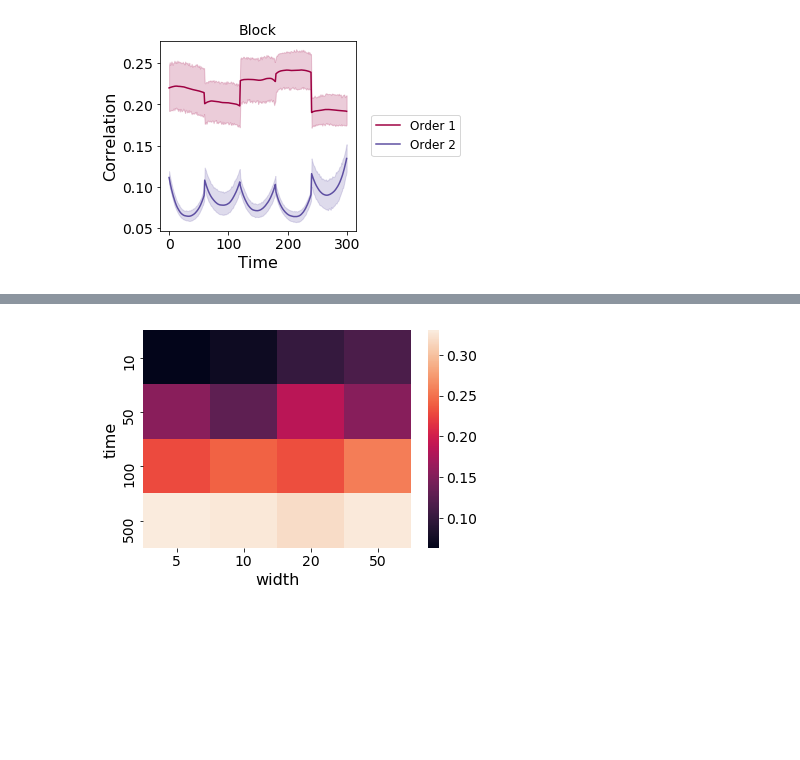
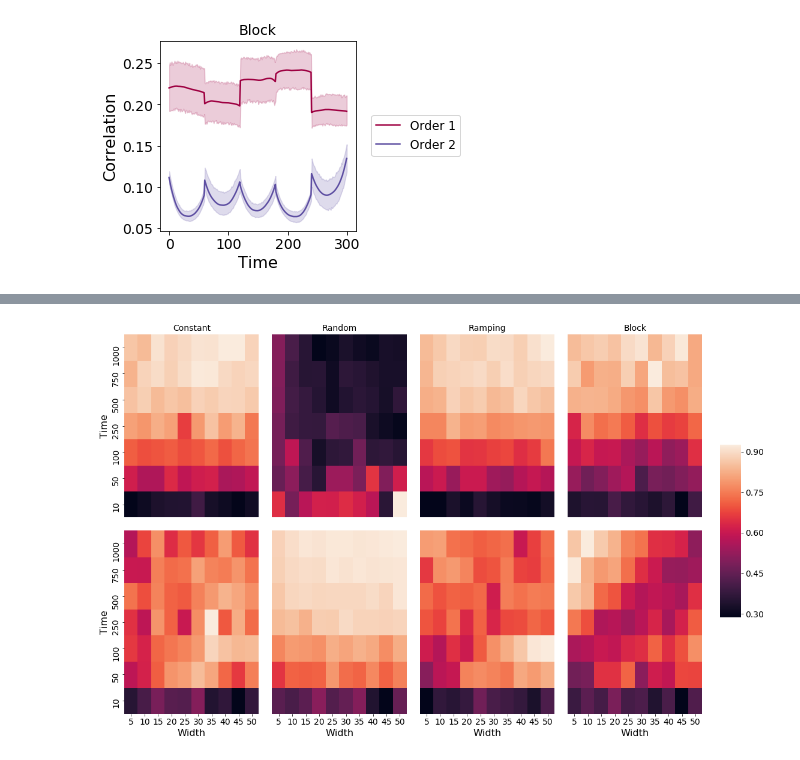
Before and after one commit to ContextLab/timecorr-paper, a Jupyter notebook: code/notebooks/timecorr_higher_order_search.ipynb, the cells around one changed output, grey strips where cells are left out. Saved outputs shown, nothing was run; the diff lists cells and outputs as text; code cells hidden in the pictures; blank space fills up the shorter version.

```diff
--- a/code/notebooks/timecorr_higher_order_search.ipynb
+++ b/code/notebooks/timecorr_higher_order_search.ipynb
@@ -67,7 +67,5 @@ To retain the current behavior and silence the warning, pass 'sort=True'.
 [figure]
 # %%
 results_dir = os.path.join('../../data/', 'results', 'higher_order_sims_search')
-# %%
-cond = 'block'
 # %%
 result_cond = os.path.join(results_dir, cond + '_*')
@@ -78,2 +71,0 @@ r.split('/')[-1].split('.')[0]
-# %%
-split_string = r.split('/')[-2].split('_')
@@ -84,27 +72,62 @@ split_string
 # %%
+fig, axn = plt.subplots(2, 4, sharex=True, sharey=True, figsize=(16,10))
 
-result_cond = os.path.join(results_dir, cond + '_*')
+cbar_ax = fig.add_axes([.91, .3, .03, .4])
 
-recovery_performance_all = pd.DataFrame()
-for e, r in enumerate(glob.glob(os.path.join(result_cond, '*'))):
-    recovery_performance_part = pd.read_csv(r)
-    split_it = r.split('/')[-1].split('.')[0]
-    split_string = r.split('/')[-2].split('_')
-    recovery_performance_part['iteration'] = int(split_it)
-    recovery_performance_part['time'] = int(split_string[1])
-    recovery_performance_part['features'] = int(split_string[2])
-    recovery_performance_part['width'] = int(split_string[3])
-    recovery_performance_all = recovery_performance_all.append(recovery_performance_part)
+for i, ax in enumerate(axn.flat):
 
-melted = pd.melt(recovery_performance_all, id_vars=['time', 'width'], value_vars=['1', '2'])
-melted = melted.astype({"variable": int})
+    if i % 2 ==0:
 
-for order in [1, 2]:
-    plt.figure()
-    df = melted[melted['variable']==order]
-    heatmap_data = pd.pivot_table(df, values='value', index=['time'], columns='width')
-    print(cond)
-    print(order)
-    sns.heatmap(heatmap_data)
-    plt.plot()
+        ci = int(i / 2)
+
+        cond = conds[ci]
+
+        result_cond = os.path.join(results_dir, cond + '_*')
+
+        recovery_performance_all = pd.DataFrame()
+        for e, r in enumerate(glob.glob(os.path.join(result_cond, '*'))):
+            recovery_performance_part = pd.read_csv(r)
+            split_it = r.split('/')[-1].split('.')[0]
+            split_string = r.split('/')[-2].split('_')
+            recovery_performance_part['iteration'] = int(split_it)
+            recovery_performance_part['Time'] = int(split_string[1])
+            recovery_performance_part['features'] = int(split_string[2])
+            recovery_performance_part['Width'] = int(split_string[3])
+            recovery_performance_all = recovery_performance_all.append(recovery_performance_part)
+
+        melted = pd.melt(recovery_performance_all, id_vars=['Time', 'Width'], value_vars=['1', '2'])
+        melted = melted.astype({"variable": int})
+
+
+        for order in [1, 2]:
+
+            axi = ci
+
+            if order == 2:
+                axi = ci + 4
+
+            plt.figure()
+            df = melted[melted['variable']==order]
+            heatmap_data = pd.pivot_table(df, values='value', index=['Time'], columns='Width')
+            g = sns.heatmap(heatmap_data, ax=axn.flat[axi], cbar=axi == 0, cbar_ax=None if axi else cbar_ax)
+            axn.flat[axi].invert_yaxis()
+
+            if order == 1:
+                axn.flat[axi].title.set_text(cond.capitalize())
+                axn.flat[axi].axes.get_xaxis().set_visible(False)
+
+            if not axi in [0, 4]:
+                print(axi)
+                axn.flat[axi].axes.get_yaxis().set_visible(False)
+
+            plt.yticks(rotation=0)
+
+
+
+fig.tight_layout(rect=[0, 0, .9, 1])
+
+plt.gcf().savefig(os.path.join(figdir, 'sim_heatmaps.pdf'), bbox_inches='tight')
+
+
+#plt.plot()
 # %% [output]
@@ -115 +140 @@ block
-[figure, old version]
+[figure, new version]
```
Also changed, not shown: parts of 28 cells of this notebook, 5 other files.
